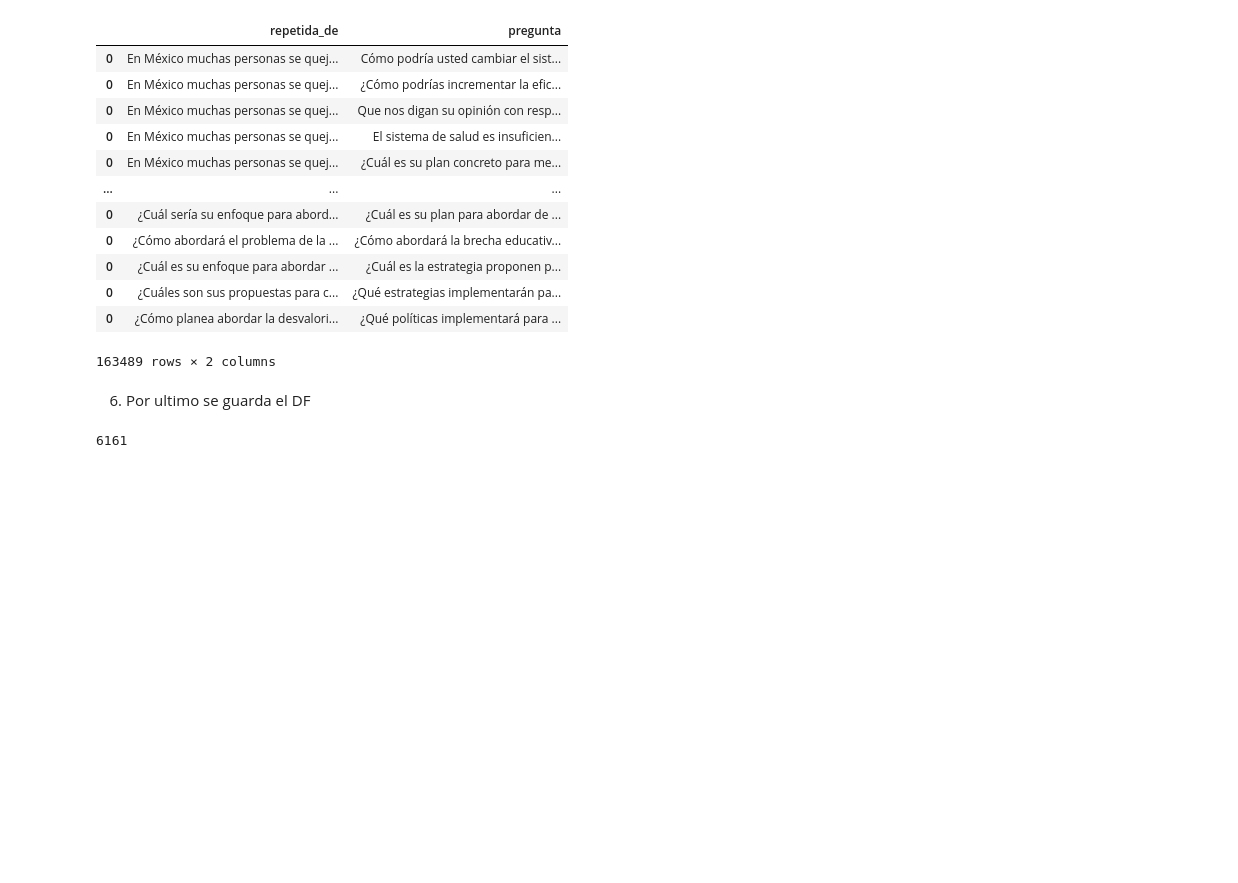
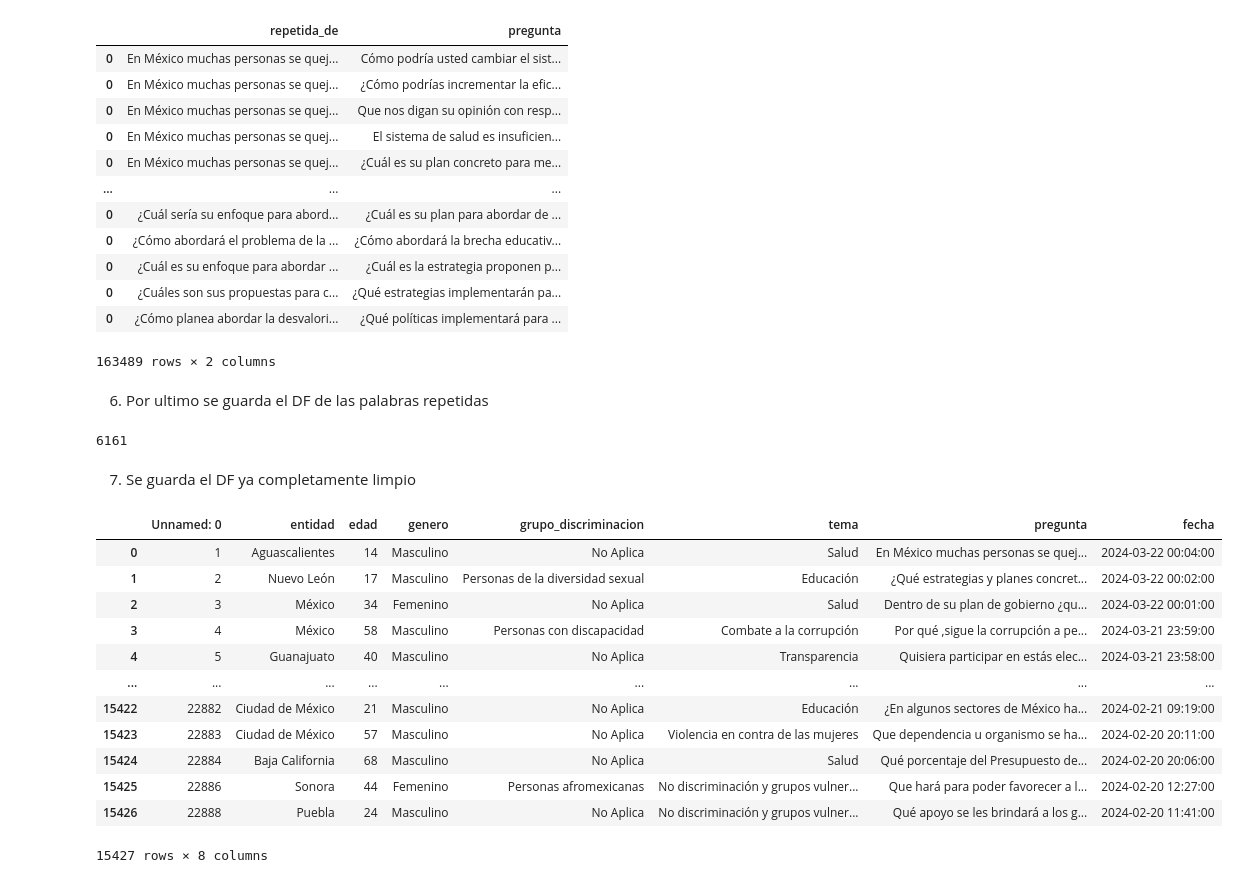
Before and after one commit to Rluthen/proyecto_mineria_p2024, a Jupyter notebook: 3_eliminacion_repetidas.ipynb, the cells around one changed output. Drawn from its saved outputs; the diff is of its cells as text; code cells hidden in the pictures; blank space fills up the shorter version.

Commit message:
Run first 3 notebooks Copied last changes to 3_eliminacion_repetidas.ipynb from commit c044f1e

```diff
--- a/3_eliminacion_repetidas.ipynb
+++ b/3_eliminacion_repetidas.ipynb
@@ -130,10 +130,31 @@ display(repetidas)
 | 0 | ¿Cómo planea abordar la desvalori... | ¿Qué políticas implementará para ... |
 163489 rows × 2 columns
 # %% [markdown]
-6. Por ultimo se guarda el DF
+6. Por ultimo se guarda el DF de las palabras repetidas
 # %%
 save_df(repetidas, "3_preguntas_repetidas.csv", index=False)
 # %%
 len(set(repetidas['repetida_de']))
 # %% [output]
 6161
+# %% [markdown]
+7. Se guarda el DF ya completamente limpio
+# %%
+
+limpio_df = limpio_df[limpio_df['pregunta_norm'].isin(repetidas['pregunta']) == False]
+limpio_df = limpio_df.drop(columns=['pregunta_norm'])
+display(limpio_df)
+# %% [output]
+|  | Unnamed: 0 | entidad | edad | genero | grupo_discriminacion | tema | pregunta | fecha |
+| 0 | 1 | Aguascalientes | 14 | Masculino | No Aplica | Salud | En México muchas personas se quej... | 2024-03-22 00:04:00 |
+| 1 | 2 | Nuevo León | 17 | Masculino | Personas de la diversidad sexual | Educación | ¿Qué estrategias y planes concret... | 2024-03-22 00:02:00 |
+| 2 | 3 | México | 34 | Femenino | No Aplica | Salud | Dentro de su plan de gobierno ¿qu... | 2024-03-22 00:01:00 |
+| 3 | 4 | México | 58 | Masculino | Personas con discapacidad | Combate a la corrupción | Por qué ,sigue la corrupción a pe... | 2024-03-21 23:59:00 |
+| 4 | 5 | Guanajuato | 40 | Masculino | No Aplica | Transparencia | Quisiera participar en estás elec... | 2024-03-21 23:58:00 |
+| ... | ... | ... | ... | ... | ... | ... | ... | ... |
+| 15422 | 22882 | Ciudad de México | 21 | Masculino | No Aplica | Educación | ¿En algunos sectores de México ha... | 2024-02-21 09:19:00 |
+| 15423 | 22883 | Ciudad de México | 57 | Masculino | No Aplica | Violencia en contra de las mujeres | Que dependencia u organismo se ha... | 2024-02-20 20:11:00 |
+| 15424 | 22884 | Baja California | 68 | Masculino | No Aplica | Salud | Qué porcentaje del Presupuesto de... | 2024-02-20 20:06:00 |
+| 15425 | 22886 | Sonora | 44 | Femenino | Personas afromexicanas | No discriminación y grupos vulner... | Que hará para poder favorecer a l... | 2024-02-20 12:27:00 |
+| 15426 | 22888 | Puebla | 24 | Masculino | No Aplica | No discriminación y grupos vulner... | Qué apoyo se les brindará a los g... | 2024-02-20 11:41:00 |
+15427 rows × 8 columns
```
Also changed, not shown: parts of 3 cells of this notebook, 2 other files.
